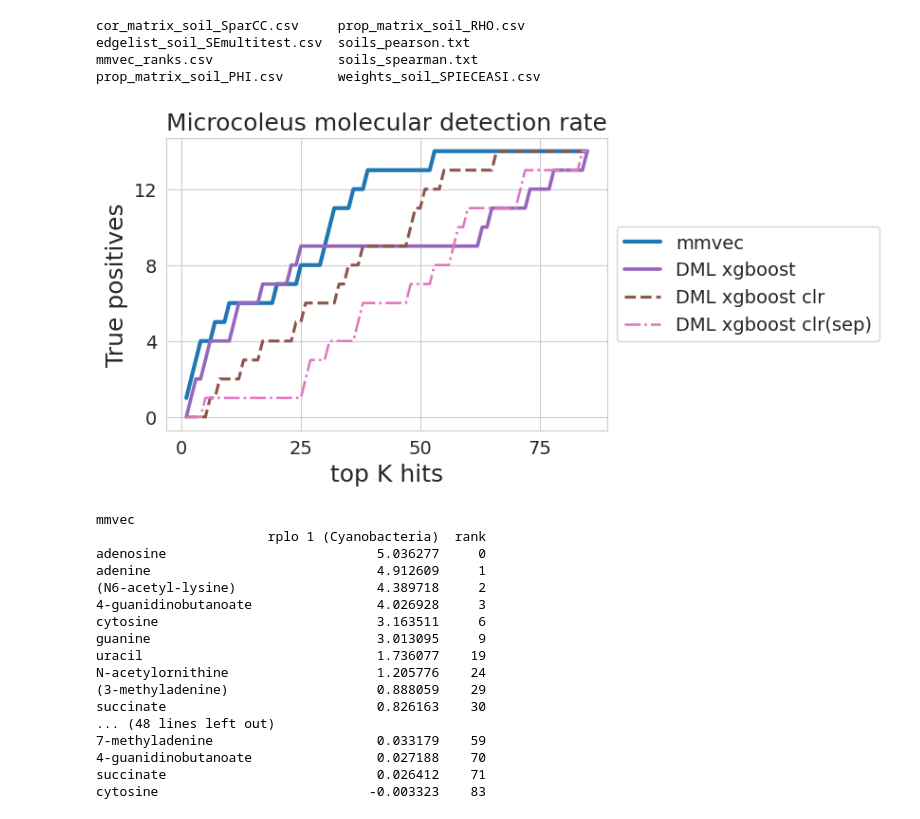
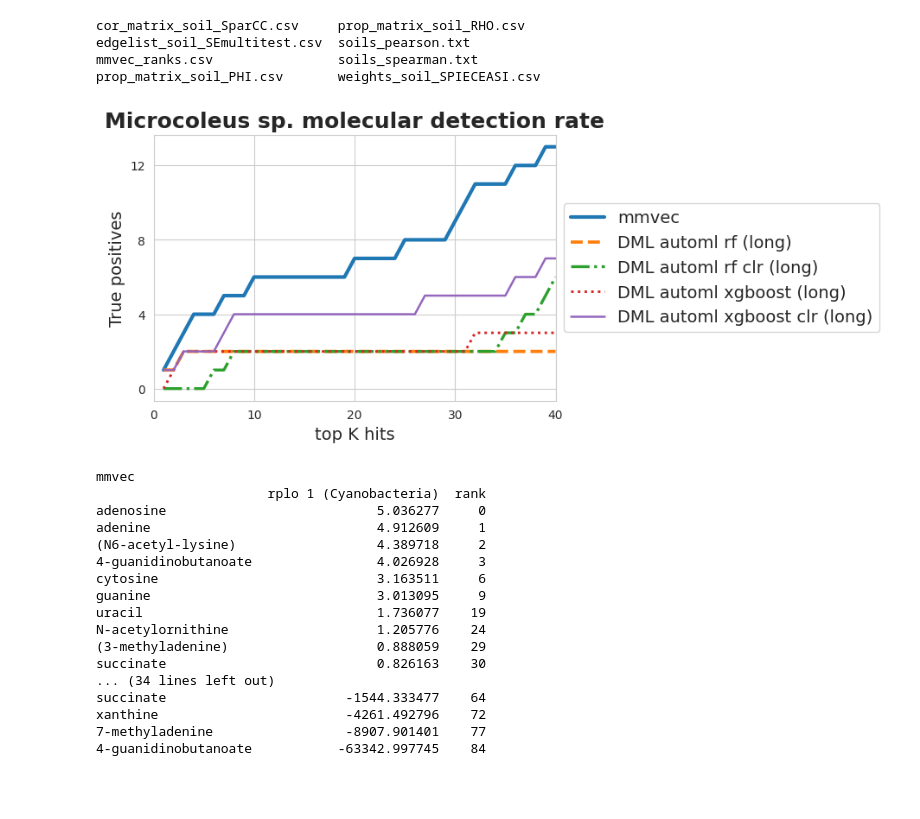
Before and after one commit to DriesDeRyck/thesis, a Jupyter notebook: soil/evaluate-biocrust.ipynb, the cells around one changed output. Cells and saved outputs as stored; diff of their text form; code cells hidden in the pictures; blank space fills up the shorter version.

```diff
--- a/soil/evaluate-biocrust.ipynb
+++ b/soil/evaluate-biocrust.ipynb
@@ -92,9 +92,9 @@ rankz = list(map(read_df, fnames))
 # rankz.append(pd.read_csv(os.path.join('./results/soil_output', 'dml_ranks_norm.tsv'), sep="\t", index_col=0).T)
 # rankz.append(pd.read_csv(os.path.join('./results/original_data_lr', 'coefficients.tsv'), sep="\t", index_col=0).T)
 # rankz.append(pd.read_csv(os.path.join('./results/boost_original_data', 'coefficients.tsv'), sep="\t", index_col=0).T)
-rankz.append(pd.read_csv(os.path.join('./results/xgboost_original_data', 'coefficients.tsv'), sep="\t", index_col=0).T)
-rankz.append(pd.read_csv(os.path.join('./results/xgboost_clr', 'coefficients.tsv'), sep="\t", index_col=0).T)
-rankz.append(pd.read_csv(os.path.join('./results/xgboost_clr_sep', 'coefficients.tsv'), sep="\t", index_col=0).T)
+# rankz.append(pd.read_csv(os.path.join('./results/xgboost_original_data', 'coefficients.tsv'), sep="\t", index_col=0).T)
+# rankz.append(pd.read_csv(os.path.join('./results/xgboost_clr', 'coefficients.tsv'), sep="\t", index_col=0).T)
+# rankz.append(pd.read_csv(os.path.join('./results/xgboost_clr_sep', 'coefficients.tsv'), sep="\t", index_col=0).T)
 # rankz.append(pd.read_csv(os.path.join('./results/soil_output', 'dml_ranks_lr_clr_sc.tsv'), sep="\t", index_col=0).T)
 # rankz.append(pd.read_csv(os.path.join('./results/soil_output', 'dml_ranks_boost.tsv'), sep="\t", index_col=0).T)
 # rankz.append(pd.read_csv(os.path.join('./results/soil_output', 'dml_ranks_boost_clr_sc.tsv'), sep="\t", index_col=0).T)
@@ -105,14 +105,18 @@ rankz.append(pd.read_csv(os.path.join('./results/xgboost_clr_sep', 'coefficients
 # rankz.append(pd.read_csv(os.path.join('./results/clr_sep', 'coefficients.tsv'), sep="\t", index_col=0).T)
 # rankz.append(pd.read_csv(os.path.join('./results/clr_sep_min', 'coefficients.tsv'), sep="\t", index_col=0).T)
 
+# rankz.append(pd.read_csv(os.path.join('./results/xgboost_original_data_500trees', 'coefficients.tsv'), sep="\t", index_col=0).T)
+# rankz.append(pd.read_csv(os.path.join('./results/xgboost_clr_500trees', 'coefficients.tsv'), sep="\t", index_col=0).T)
+# rankz.append(pd.read_csv(os.path.join('./results/xgboost_clr_sep_500trees', 'coefficients.tsv'), sep="\t", index_col=0).T)
+
 # rankz.append(pd.read_csv(os.path.join('./results/automl_rf_short', 'coefficients.tsv'), sep="\t", index_col=0).T)
 # rankz.append(pd.read_csv(os.path.join('./results/automl_rf_short_clr', 'coefficients.tsv'), sep="\t", index_col=0).T)
 # rankz.append(pd.read_csv(os.path.join('./results/automl_xgboost_short', 'coefficients.tsv'), sep="\t", index_col=0).T)
 # rankz.append(pd.read_csv(os.path.join('./results/automl_xgboost_short_clr', 'coefficients.tsv'), sep="\t", index_col=0).T)
-# rankz.append(pd.read_csv(os.path.join('./results/automl_rf_long', 'coefficients.tsv'), sep="\t", index_col=0).T)
-# rankz.append(pd.read_csv(os.path.join('./results/automl_rf_long_clr', 'coefficients.tsv'), sep="\t", index_col=0).T)
-# rankz.append(pd.read_csv(os.path.join('./results/automl_xgboost_long', 'coefficients.tsv'), sep="\t", index_col=0).T)
-# rankz.append(pd.read_csv(os.path.join('./results/automl_xgboost_long_clr', 'coefficients.tsv'), sep="\t", index_col=0).T)
+rankz.append(pd.read_csv(os.path.join('./results/automl_rf_long', 'coefficients.tsv'), sep="\t", index_col=0).T)
+rankz.append(pd.read_csv(os.path.join('./results/automl_rf_long_clr', 'coefficients.tsv'), sep="\t", index_col=0).T)
+rankz.append(pd.read_csv(os.path.join('./results/automl_xgboost_long', 'coefficients.tsv'), sep="\t", index_col=0).T)
+rankz.append(pd.read_csv(os.path.join('./results/automl_xgboost_long_clr', 'coefficients.tsv'), sep="\t", index_col=0).T)
 # %%
 def roc_f(ranks, tool):
     r = ranks.T[['rplo 1 (Cyanobacteria)']].loc[metabolites].T
@@ -159,31 +167,32 @@ for res in rocs:
 # %%
 # mpl.rcParams['axes.prop_cycle'] = mpl.cycler(color=["k", "b", "g", "r", "y"])
 fig, ax = plt.subplots(figsize=(6, 4))
 #plt.subplots_adjust(wspace=0.4, hspace=0.5)
 
 for i, (tool, roc) in enumerate(zip(tools, rocs)):
     lw = 3 - 1.5 * i / len(rocs)
-    ls = ['-', '-', '--', '-.', ':'][i % 4]
-    colors = ["C0", "C4", "C5", "C6"] # colors for xgboost figure
-    ax.plot(roc[0]['TP'], label=tool, linewidth=lw, linestyle=ls, color=colors[i])
-    ax.set_ylabel('True positives', fontsize=18)
-    ax.set_xlabel('top K hits', fontsize=18)
-    ax.tick_params(axis="x", labelsize=14)
-    ax.tick_params(axis="y", labelsize=14)
+    ls = ['-', '--', '-.', ':'][i % 4]
+    colors = ["C0", "C4", "C5", "C6", "C7", "C8", "C9"] # colors for xgboost figure
+    ax.plot(roc[0]['TP'], label=tool, linewidth=lw, linestyle=ls)
+    ax.set_ylabel('True positives', fontsize=14)
+    ax.set_xlabel('top K hits', fontsize=14)
+    ax.tick_params(axis="x", labelsize=10)
+    ax.tick_params(axis="y", labelsize=10)
+    ax.set_xlim([0, len(roc[0])])
     ax.xaxis.set_major_locator(plt.MaxNLocator(4))
     ax.yaxis.set_major_locator(plt.MaxNLocator(4))
 
-ax.set_title('Microcoleus molecular detection rate', fontsize=18)
+ax.set_title('Microcoleus sp. molecular detection rate', fontsize=18, fontweight='bold')
 ax.legend(loc='center left', bbox_to_anchor=(1, 0.5), fontsize=14)
 
 timestamp = datetime.datetime.now().strftime("%Y-%m-%d_%H:%M:%S")
-plt.savefig(f"./figures/biocrust_clr_{timestamp}.png", bbox_inches='tight')
+# plt.savefig(f"./figures/biocrust_clr_{timestamp}.png", bbox_inches='tight')
 # %% [output]
-[figure, old version]
+[figure, new version]
 # %%
 rankings = {}
 for i in range(len(rankz)):
-    print(tools[i])
+    print("\n" + tools[i])
     test = rankz[i].T[['rplo 1 (Cyanobacteria)']]
     coeff = test.sort_values('rplo 1 (Cyanobacteria)', ascending=False)
     coeff['rank'] = range(0, coeff.shape[0])
@@ -203,11 +212,11 @@ uracil                              1.736077    19
 N-acetylornithine                   1.205776    24
 (3-methyladenine)                   0.888059    29
 succinate                           0.826163    30
-... (48 lines left out)
-7-methyladenine                     0.033179    59
-4-guanidinobutanoate                0.027188    70
-succinate                           0.026412    71
-cytosine                           -0.003323    83
+... (34 lines left out)
+succinate                       -1544.333477    64
+xanthine                        -4261.492796    72
+7-methyladenine                 -8907.901401    77
+4-guanidinobutanoate           -63342.997745    84
 # %%
 table_str = ""
 for tool in tools:
```
Also changed, not shown: parts of 7 cells of this notebook, 18 other files.
